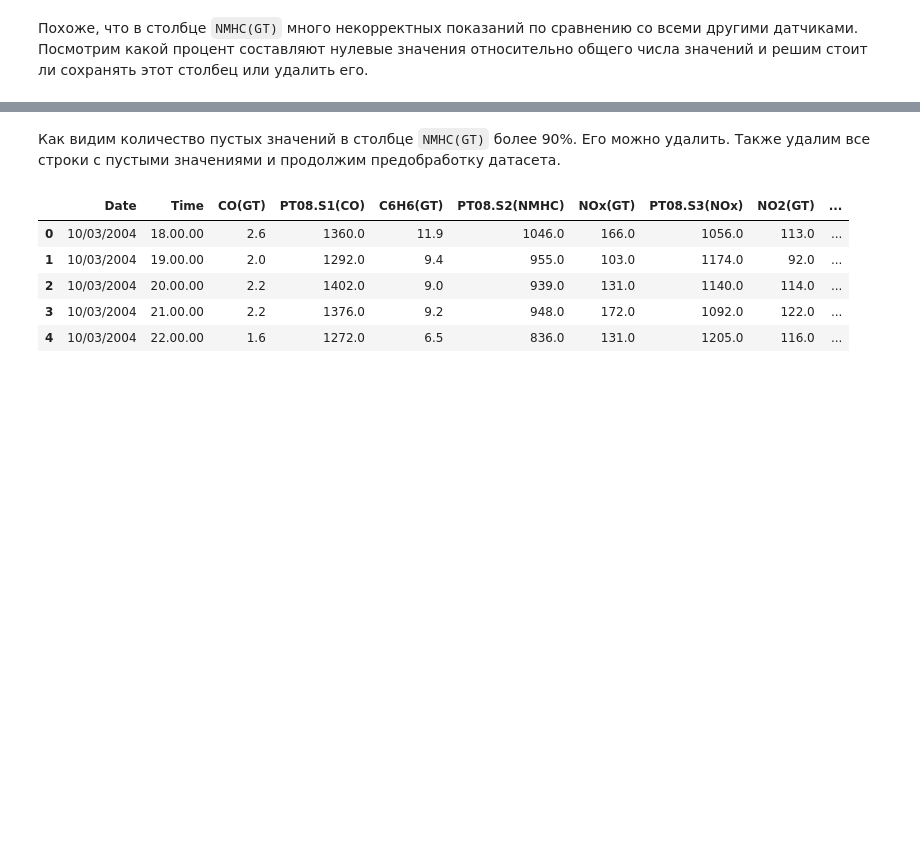
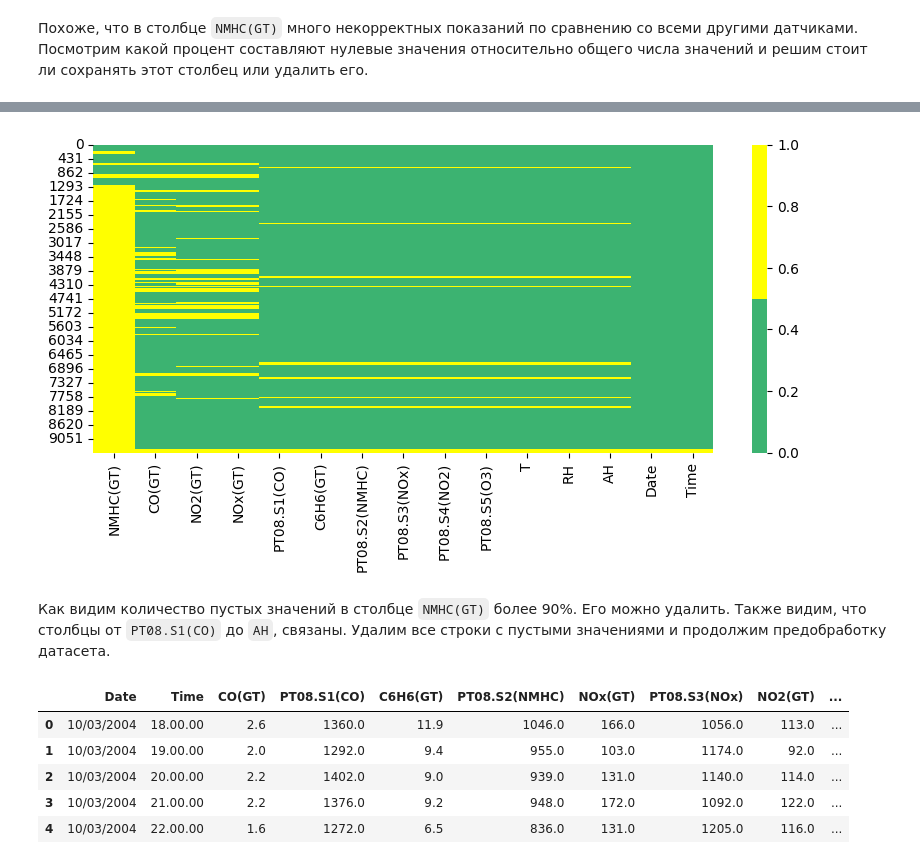
Before and after one commit to Bjorik23/mipt_datatons, a Jupyter notebook: air_pollution_analysis/air_pollution_analysis.ipynb, the cells around one changed output, grey strips where cells are left out. Drawn from its saved outputs; the diff is of its cells as text; code cells hidden in the pictures; blank space fills up the shorter version.

```diff
--- a/air_pollution_analysis/air_pollution_analysis.ipynb
+++ b/air_pollution_analysis/air_pollution_analysis.ipynb
@@ -193,5 +185,16 @@ nan_percent_df
+# %%
+# Тепловая карта пропусков
+colors = ['mediumseagreen', 'yellow']
+fig = plt.figure(figsize=(10, 4))
+cols = nan_percent_df.index
+ax = sns.heatmap(
+    df[cols].isnull(),
+    cmap=sns.color_palette(colors),
+)
+# %% [output]
+[figure, added]
 # %% [markdown]
-Как видим количество пустых значений в столбце `NMHC(GT)` более 90%. Его можно удалить. Также удалим все строки с пустыми значениями и продолжим предобработку датасета.
+Как видим количество пустых значений в столбце `NMHC(GT)` более 90%. Его можно удалить. Также видим, что столбцы от `PT08.S1(CO)` до `AH`, связаны. Удалим все строки с пустыми значениями и продолжим предобработку датасета.
 # %%
 # удалим столбец NMHC(GT)
 df.drop('NMHC(GT)', axis=1, inplace=True, errors = 'ignore')
```
Also changed, not shown: parts of 22 cells of this notebook.
